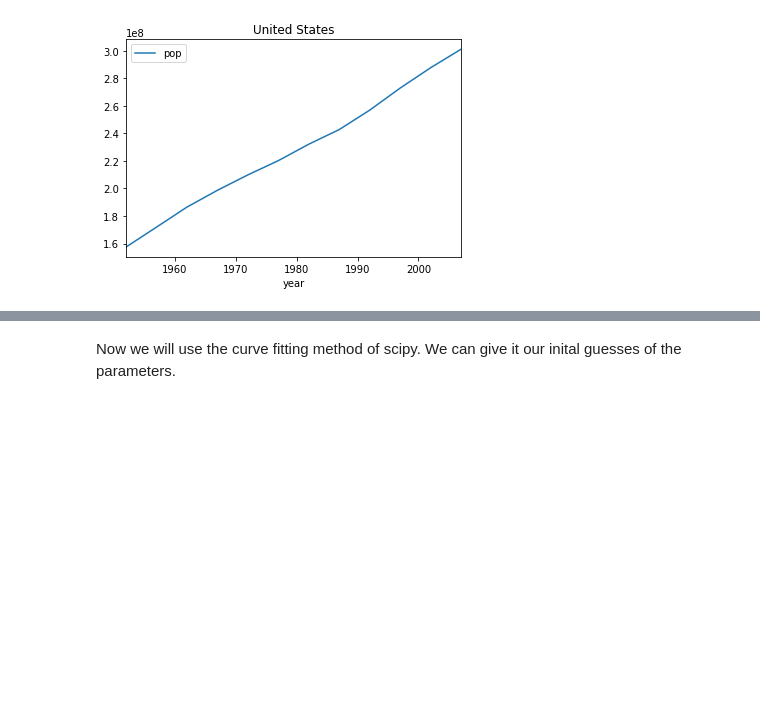
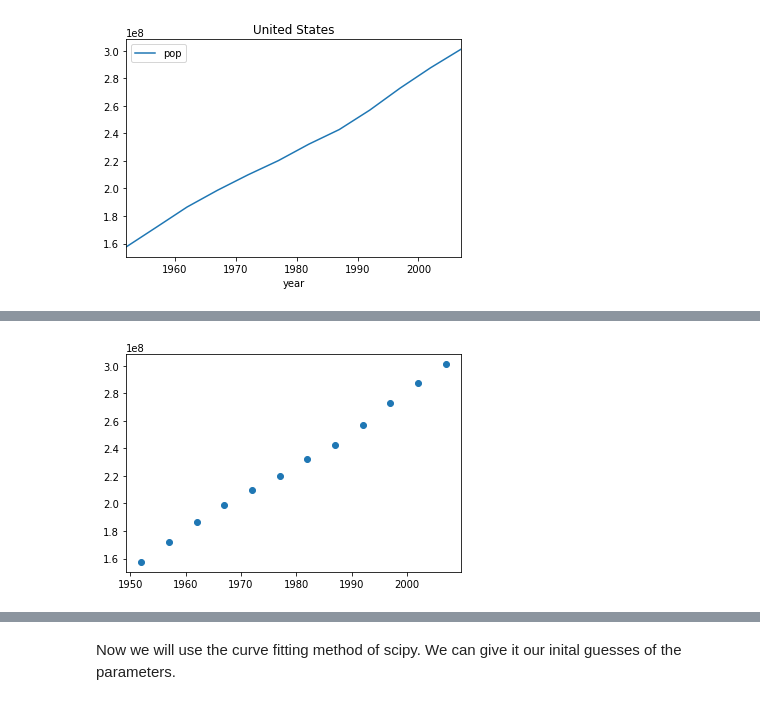
Before and after one commit to escience-academy/fitting-data-material, a Jupyter notebook: PBL-curve-fitting.ipynb, the cells around one changed output, grey strips where cells are left out. Saved outputs shown, nothing was run; the diff lists cells and outputs as text; code cells hidden in the pictures; blank space fills up the shorter version.

```diff
--- a/PBL-curve-fitting.ipynb
+++ b/PBL-curve-fitting.ipynb
@@ -42 +102,10 @@ def model_exponential(dt, p0, k):
+# %%
+t = df_us['year'].values
+dt = t - t.min()
+y_observed = df_us['pop'].values
+
+plt.scatter(t, y_observed)
+plt.show()
+# %% [output]
+[figure, added]
 # %% [markdown]
```
Also changed, not shown: parts of 33 cells of this notebook.
